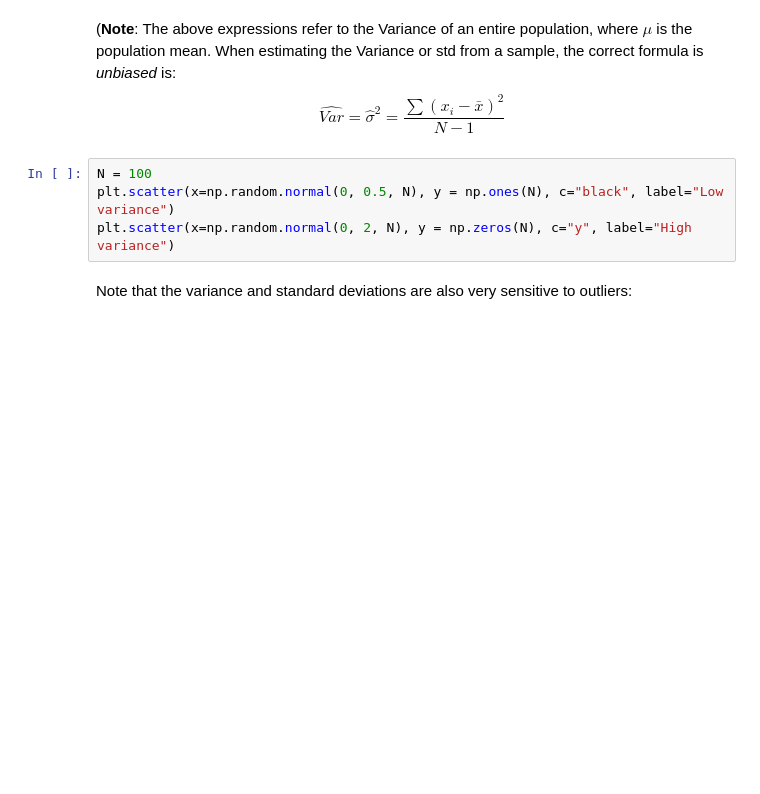
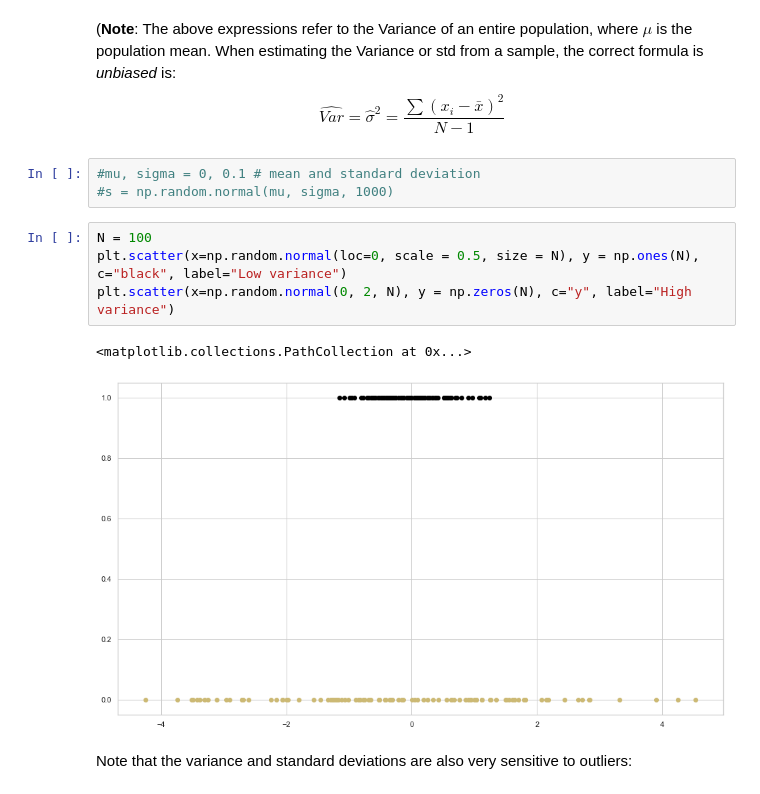
Before and after one commit to Ironhack-data-bcn-oct-2022/lectures, a Jupyter notebook: week-5/02 - Intro to statistics.ipynb, the cells around one changed output. Drawn from its saved outputs; the diff is of its cells as text; blank space fills up the shorter version.

```diff
--- a/week-5/02 - Intro to statistics.ipynb
+++ b/week-5/02 - Intro to statistics.ipynb
@@ -271,10 +455,16 @@ From [Wikipedia:](https://en.wikipedia.org/wiki/Variance) In probability theory
 # %% [markdown]
 (**Note**: The above expressions refer to the Variance of an entire population, where $\mu$ is the population mean. When estimating the Variance or std from a sample, the correct formula is *unbiased* is:
 $$\hat{Var} = \hat\sigma^2 =\frac{\sum (x_i - \bar{x}) ^ 2}{N-1}$$
+# %%
+#mu, sigma = 0, 0.1 # mean and standard deviation
+#s = np.random.normal(mu, sigma, 1000)
 # %%
 N = 100
-plt.scatter(x=np.random.normal(0, 0.5, N), y = np.ones(N), c="black", label="Low variance")
+plt.scatter(x=np.random.normal(loc=0, scale = 0.5, size = N), y = np.ones(N), c="black", label="Low variance")
 plt.scatter(x=np.random.normal(0, 2, N), y = np.zeros(N), c="y", label="High variance")
+# %% [output]
+<matplotlib.collections.PathCollection at 0x...>
+[figure, added]
 # %% [markdown]
 Note that the variance and standard deviations are also very sensitive to outliers:
 # %%
```
Also changed, not shown: parts of 101 cells of this notebook.
